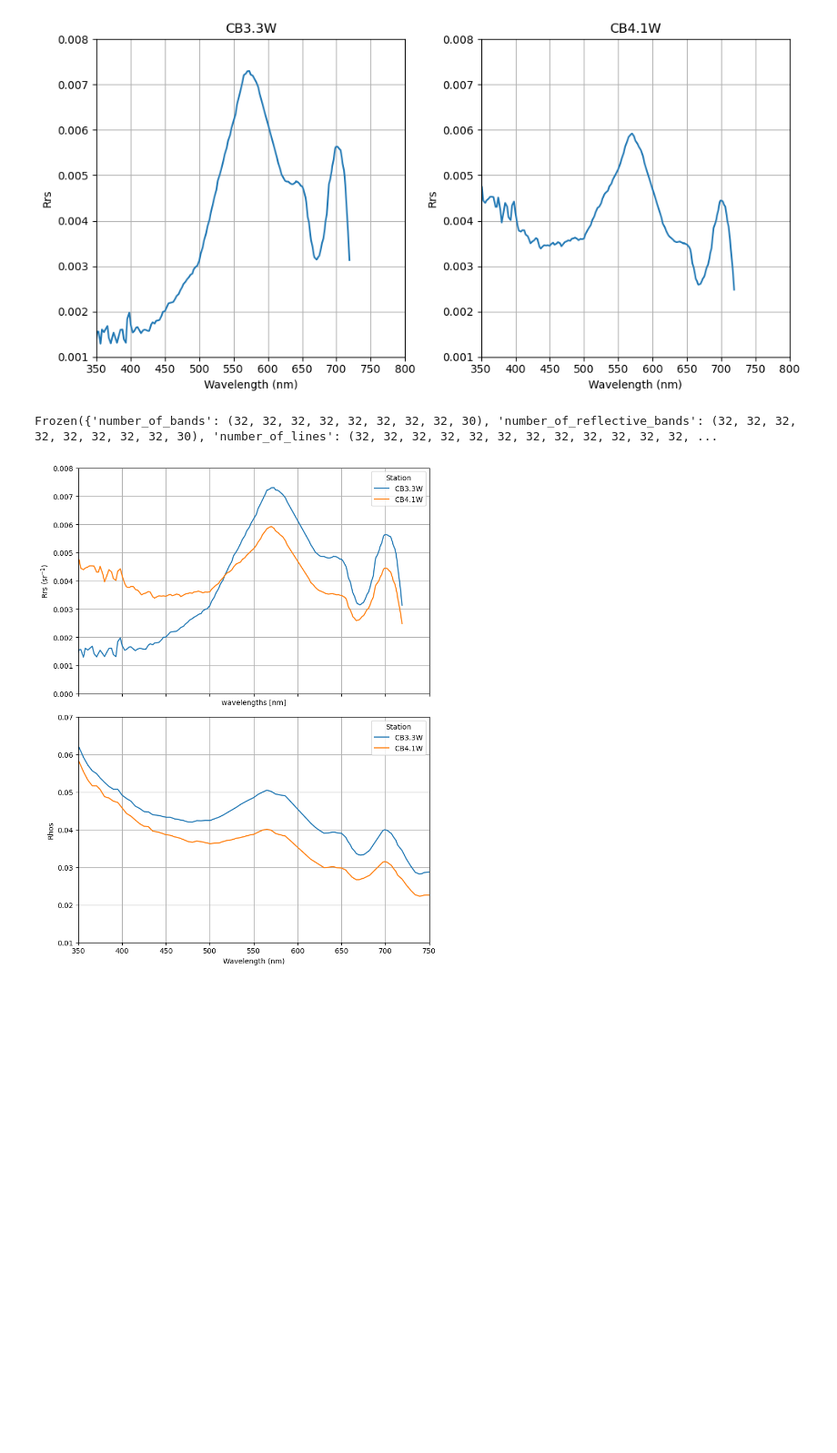
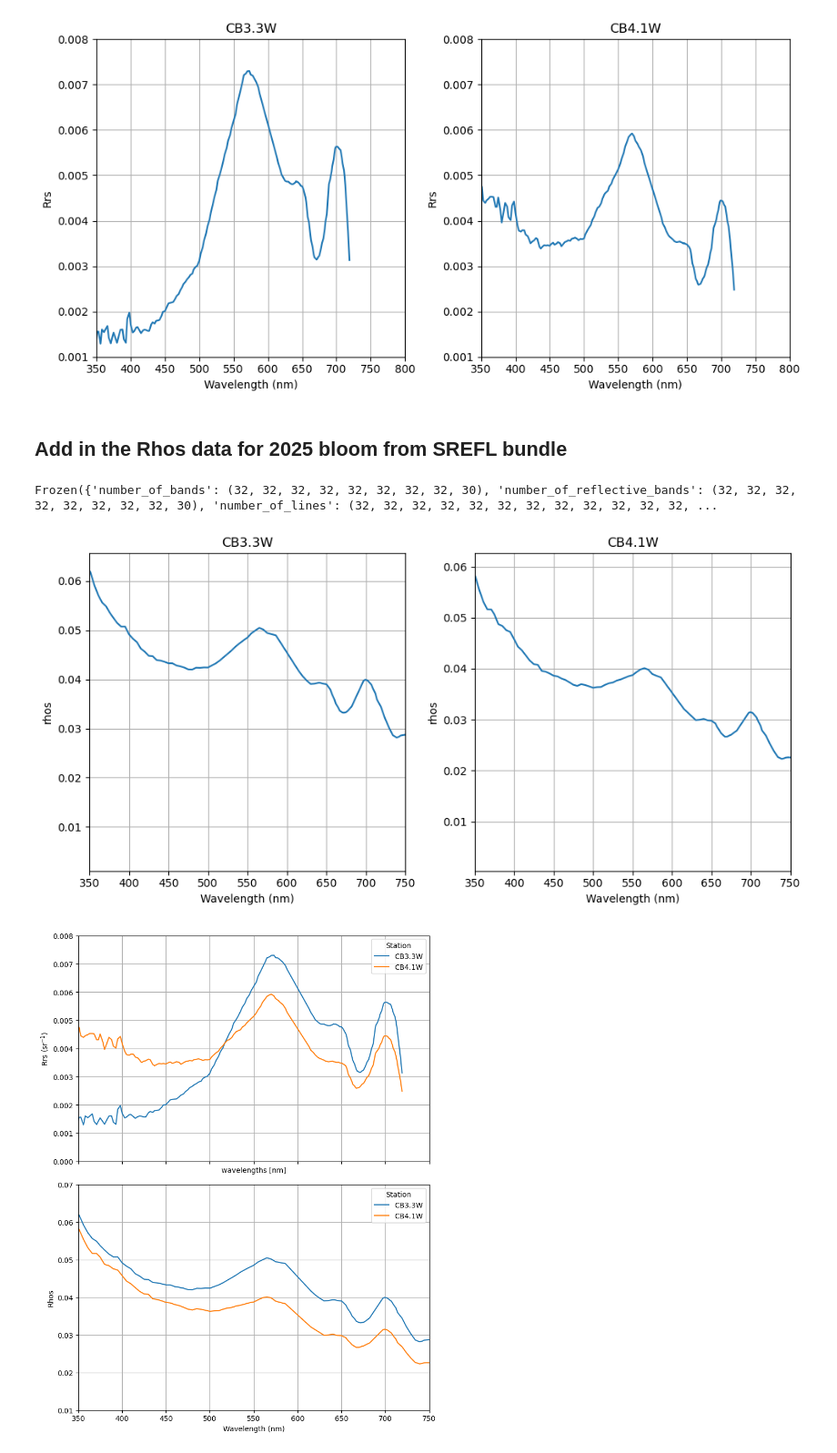
Before and after one commit to fish-pace/2026-proj-phyto-community-structure, a Jupyter notebook: contributor_folders/sachi/FINAL NOTEBOOKS/ChesapeakeBay_InSituMatchups_Pt1.ipynb, the cells around one changed output. Shown at 91% size. Cells and saved outputs as stored; diff of their text form; code cells hidden in the pictures; blank space fills up the shorter version.

```diff
--- a/contributor_folders/sachi/Rrs_Ches_Bay.ipynb
+++ b/contributor_folders/sachi/FINAL NOTEBOOKS/ChesapeakeBay_InSituMatchups_Pt1.ipynb
@@ -326,3 +323,5 @@ xxxxxxxxxxxx
+# %% [markdown]
+## Add in the Rhos data for 2025 bloom from SREFL bundle
 # %%
 import earthaccess
 auth_rhos = earthaccess.login()
@@ -367,6 +366,8 @@ Frozen({'number_of_bands': (32, 32, 32, 32, 32, 32, 32, 32, 30), 'number_of_refl
 # %%
 rhos_da = ds_rhos["rhos"]
 # %%
+#rhos plots
+
 import numpy as np
 import matplotlib.pyplot as plt
 
@@ -377,8 +378,8 @@ stations = [
 ]
 
 # Lat/lon grids
-lat_grid = ds["latitude"].values
-lon_grid = ds["longitude"].values
+lat_grid = ds_rhos["latitude"].values
+lon_grid = ds_rhos["longitude"].values
 
 # Number of stations
 n_stations = len(stations)
@@ -386,37 +387,39 @@ n_stations = len(stations)
 # Create a grid of subplots (adjust rows/cols as needed)
 ncols = 2
 nrows = 1 # ceil division
 
 fig, axes = plt.subplots(nrows=nrows, ncols=ncols, figsize=(10, 5))
 axes = axes.flatten()  # flatten to 1D array for easy indexing
 
 for i, (name, plat, plon) in enumerate(stations):
     # Compute distances to all pixels
     dist = np.sqrt((lat_grid - plat)**2 + (lon_grid - plon)**2)
     y, x = np.unravel_index(dist.argmin(), dist.shape)
 
     # Extract spectrum
-    spectrum = ds["rhos"].isel(number_of_lines=y, pixels_per_line=x)
+    spectrum = ds_rhos["rhos"].isel(number_of_lines=y, pixels_per_line=x)
 
     # Plot in its own subplot
     ax = axes[i]
     spectrum.plot.line(x="wavelength_3d", ax=ax)
     ax.set_title(f"{name}")
     ax.set_xlabel("Wavelength (nm)")
     ax.set_ylabel("rhos")
     #ax.set_ylim(-0.006, 0.002)
     ax.set_xlim(350, 750)
     ax.grid(True)
 
 # Hide any extra subplots if n_stations < nrows*ncols
 for j in range(n_stations, len(axes)):
     fig.delaxes(axes[j])
 
 fig.tight_layout()
-fig.savefig(
-    'SpectraForStations_rhos_22072025_ChesBay.png',
-    dpi=300,
-    bbox_inches='tight'
-)
+#fig.savefig(
+   # 'SpectraForStations_rhos_22072025_ChesBay.png',
+   # dpi=300,
+   # bbox_inches='tight'
+#)
 plt.show()
+# %% [output]
+[figure, added]
 # %%
```
Also changed, not shown: parts of 13 cells of this notebook, 2 other files.
